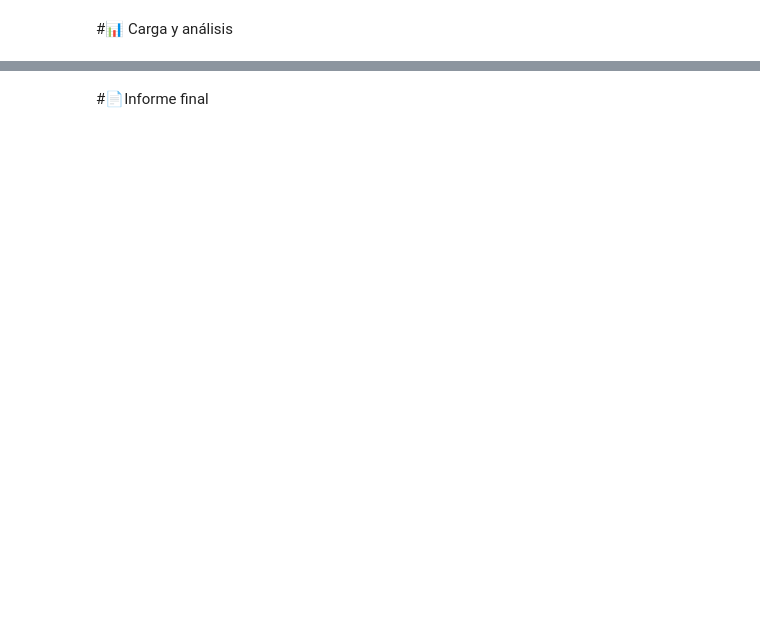
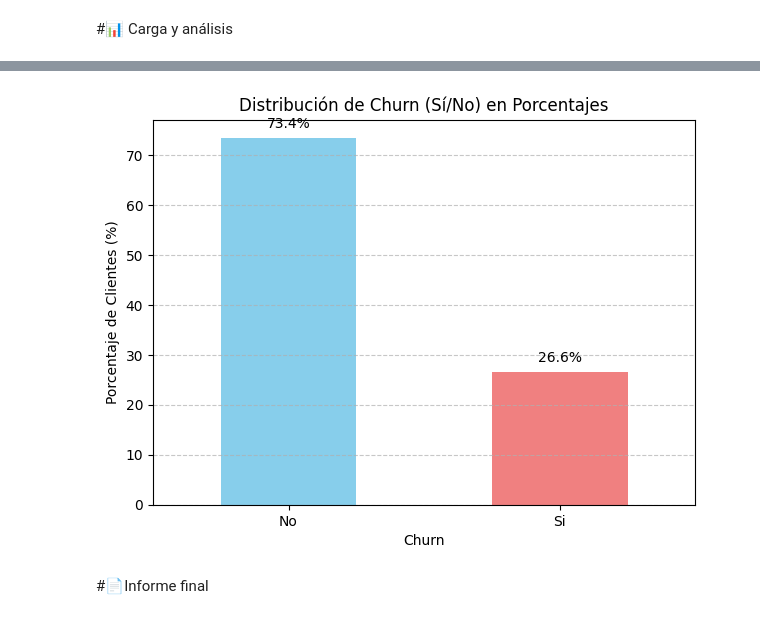
Before and after one commit to rociocelestial/Challenge2-Data-Science, a Jupyter notebook: TelecomX_LATAM.ipynb, the cells around one changed output, grey strips where cells are left out. Saved outputs shown, nothing was run; the diff lists cells and outputs as text; code cells hidden in the pictures; blank space fills up the shorter version.

```diff
--- a/TelecomX_LATAM.ipynb
+++ b/TelecomX_LATAM.ipynb
@@ -359,2 +363,25 @@ array(['No', 'Si', 'Sin servicio de internet'], dtype=object)
+# %%
+import matplotlib.pyplot as plt
+
+# Obtener el conteo de 'Si' y 'No' en la columna 'Churn' en porcentajes
+churn_percentages = df['Churn'].value_counts(normalize=True) * 100
+
+# Crear el gráfico de barras
+plt.figure(figsize=(7, 5))
+ax = churn_percentages.plot(kind='bar', color=['skyblue', 'lightcoral'])
+plt.title('Distribución de Churn (Sí/No) en Porcentajes')
+plt.xlabel('Churn')
+plt.ylabel('Porcentaje de Clientes (%)')
+plt.xticks(rotation=0) # Para que las etiquetas 'Si'/'No' no estén rotadas
+plt.grid(axis='y', linestyle='--', alpha=0.7)
+
+# Añadir etiquetas de porcentaje en las barras
+for p in ax.patches:
+    ax.annotate(f'{p.get_height():.1f}%', (p.get_x() + p.get_width() / 2., p.get_height()),
+                ha='center', va='center', xytext=(0, 10), textcoords='offset points', fontsize=10)
+
+plt.show()
+# %% [output]
+[figure, added]
 # %% [markdown]
 #📄Informe final
```
Also changed, not shown: parts of 13 cells of this notebook.
